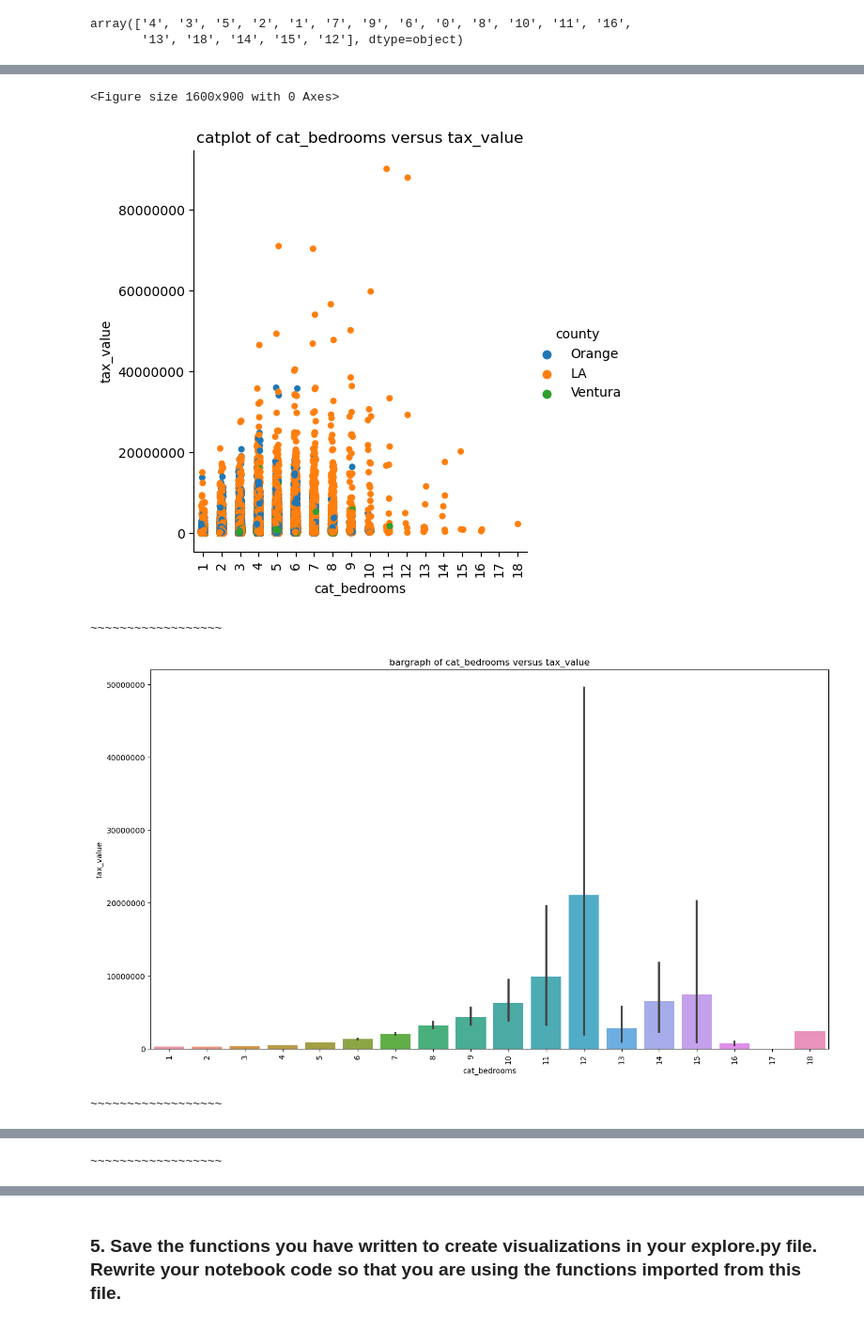
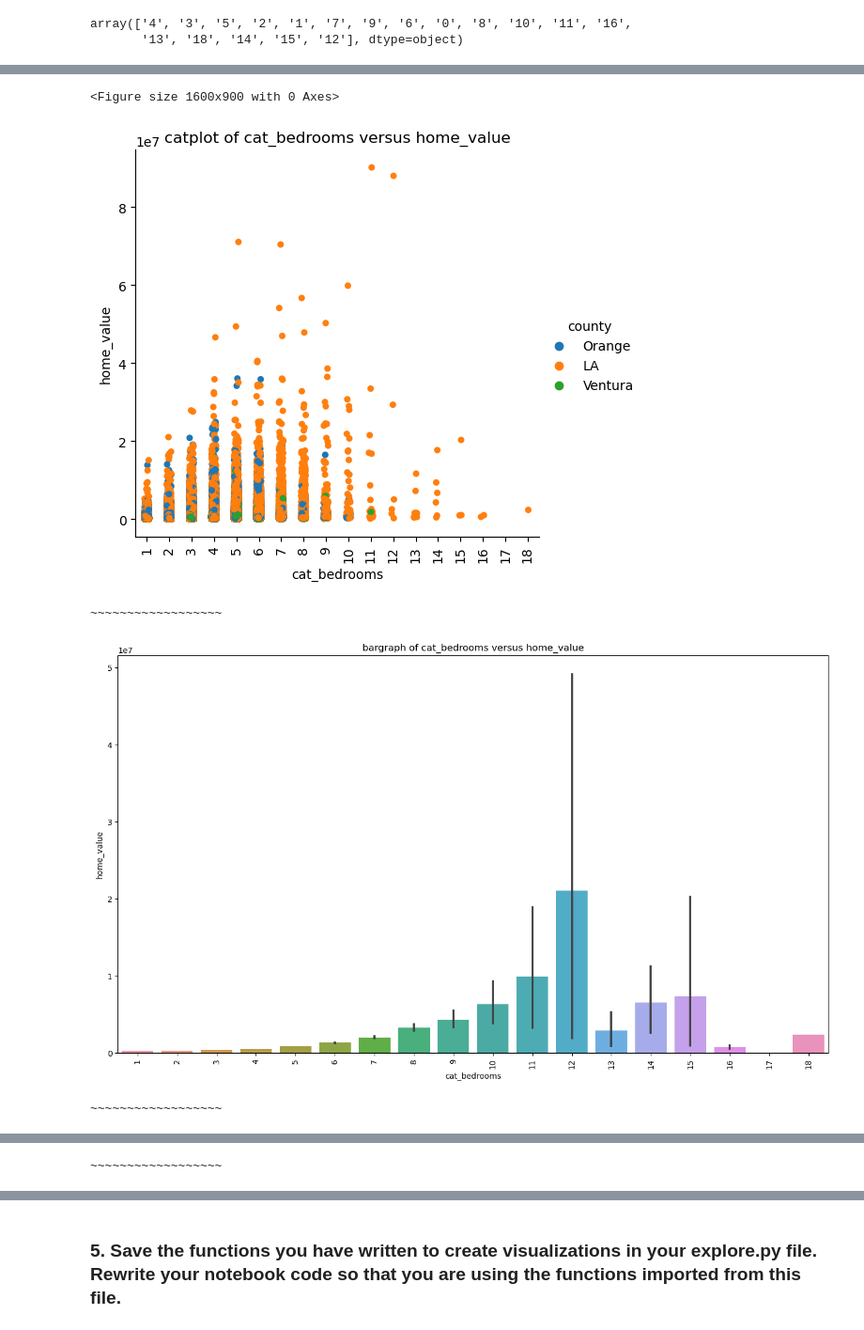
Before and after one commit to Joshua-Click/regression-exercises, a Jupyter notebook: explore.ipynb, the cells around one changed output, grey strips where cells are left out. Shown at 94% size. Drawn from its saved outputs; the diff is of its cells as text; code cells hidden in the pictures.

```diff
--- a/explore.ipynb
+++ b/explore.ipynb
@@ -161,10 +161,10 @@ plot_categorical_and_continuous_vars(train,'decade' ,'tax_value',decade_order)
 # %%
 bedroom_order = ['1','2','3','4','5','6','7','8','9','10','11','12','13','14','15','16','17','18',]
 # %%
-plot_categorical_and_continuous_vars(train, 'cat_bedrooms', 'tax_value', bedroom_order)
+plot_categorical_and_continuous_vars(train, 'cat_bedrooms', 'home_value', bedroom_order)
 # %% [output]
 <Figure size 1600x900 with 0 Axes>
-[figure, old version]
+[figure, new version]
 ~~~~~~~~~~~~~~~~~~
-[figure, old version]
+[figure, new version]
 ~~~~~~~~~~~~~~~~~~
```
Also changed, not shown: parts of 17 cells of this notebook, 1 other file.
